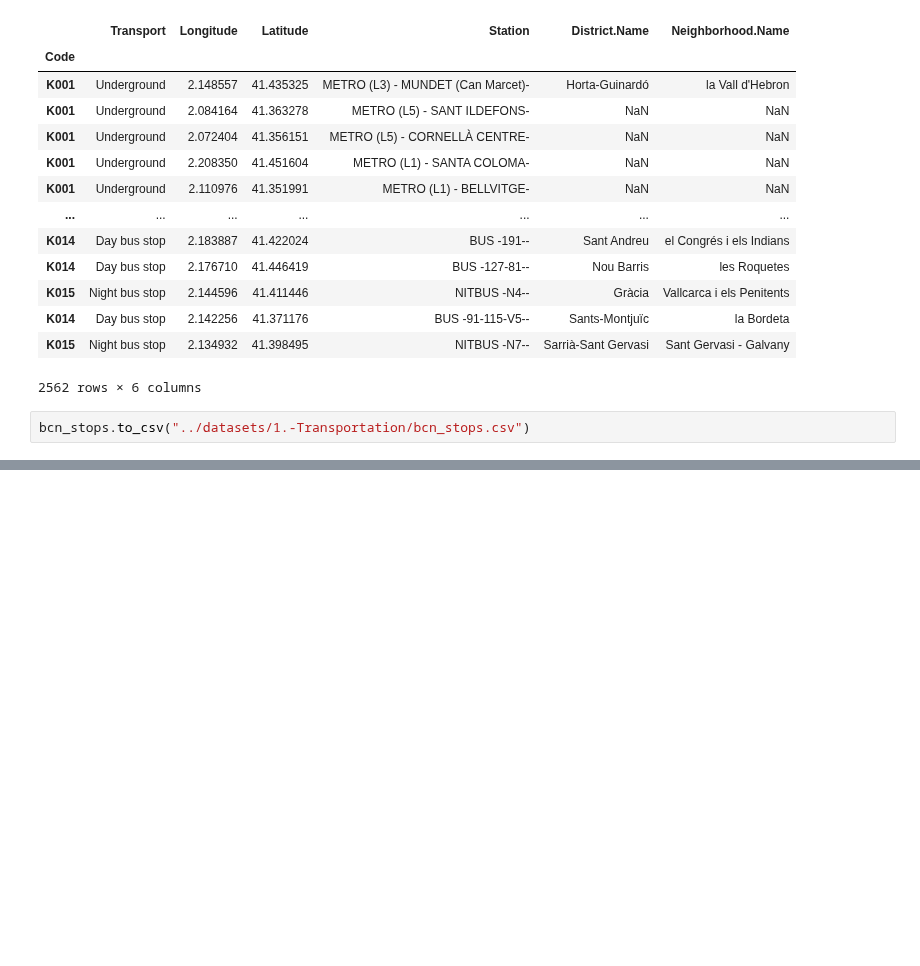
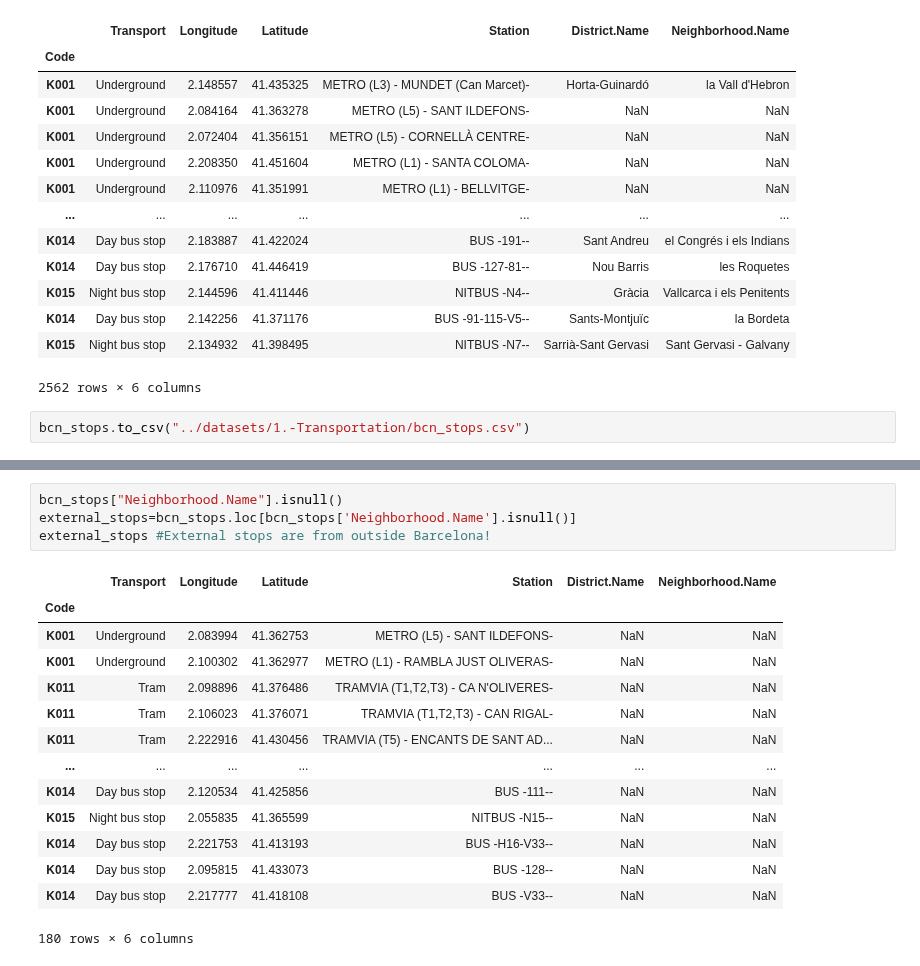
Before and after one commit to ta-data-bcn/Project-Week-2-Barcelona, a Jupyter notebook: your-project/Editing Databases - Public Transport.ipynb, the cells around one changed output, grey strips where cells are left out. Saved outputs shown, nothing was run; the diff lists cells and outputs as text; blank space fills up the shorter version.

Commit message:
changes to solve the Neighborhood.Name problem

```diff
--- a/your-project/Editing Databases - Public Transport.ipynb
+++ b/your-project/Editing Databases - Public Transport.ipynb
@@ -146,0 +198,19 @@ bcn_stops.to_csv("../datasets/1.-Transportation/bcn_stops.csv")
+# %%
+bcn_stops["Neighborhood.Name"].isnull()
+external_stops=bcn_stops.loc[bcn_stops['Neighborhood.Name'].isnull()]
+external_stops #External stops are from outside Barcelona!
+# %% [output]
+|  | Transport | Longitude | Latitude | Station | District.Name | Neighborhood.Name |
+| Code |  |  |  |  |  |  |
+| K001 | Underground | 2.083994 | 41.362753 | METRO (L5) - SANT ILDEFONS- | NaN | NaN |
+| K001 | Underground | 2.100302 | 41.362977 | METRO (L1) - RAMBLA JUST OLIVERAS- | NaN | NaN |
+| K011 | Tram | 2.098896 | 41.376486 | TRAMVIA (T1,T2,T3) - CA N'OLIVERES- | NaN | NaN |
+| K011 | Tram | 2.106023 | 41.376071 | TRAMVIA (T1,T2,T3) - CAN RIGAL- | NaN | NaN |
+| K011 | Tram | 2.222916 | 41.430456 | TRAMVIA (T5) - ENCANTS DE SANT AD... | NaN | NaN |
+| ... | ... | ... | ... | ... | ... | ... |
+| K014 | Day bus stop | 2.120534 | 41.425856 | BUS -111-- | NaN | NaN |
+| K015 | Night bus stop | 2.055835 | 41.365599 | NITBUS -N15-- | NaN | NaN |
+| K014 | Day bus stop | 2.221753 | 41.413193 | BUS -H16-V33-- | NaN | NaN |
+| K014 | Day bus stop | 2.095815 | 41.433073 | BUS -128-- | NaN | NaN |
+| K014 | Day bus stop | 2.217777 | 41.418108 | BUS -V33-- | NaN | NaN |
+180 rows × 6 columns
```
Also changed, not shown: parts of 5 cells of this notebook.
